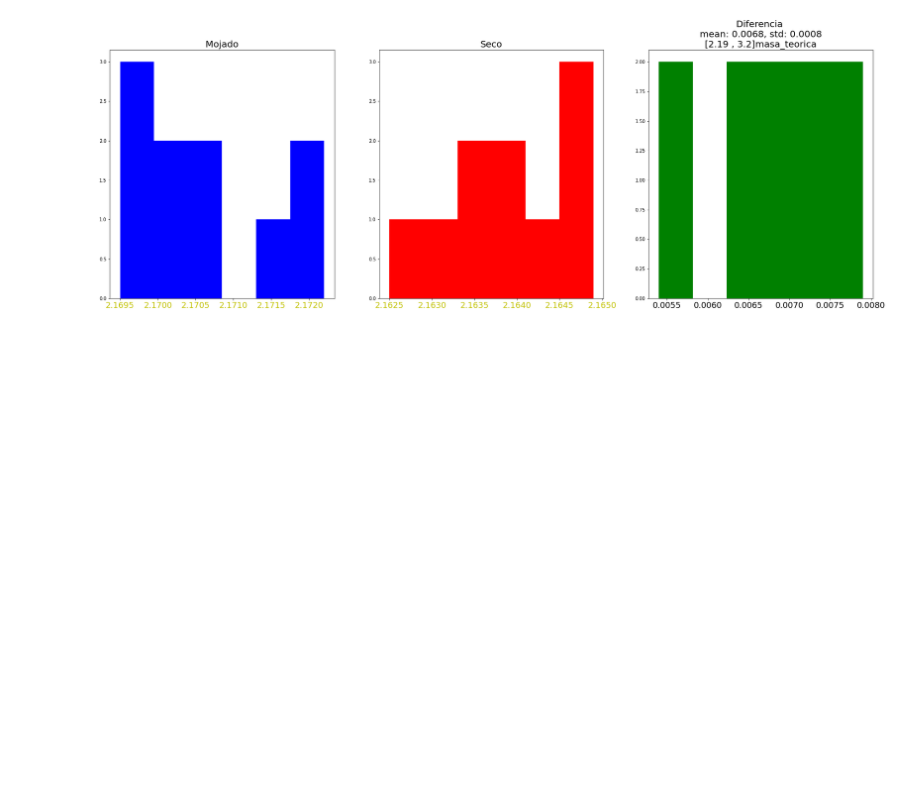
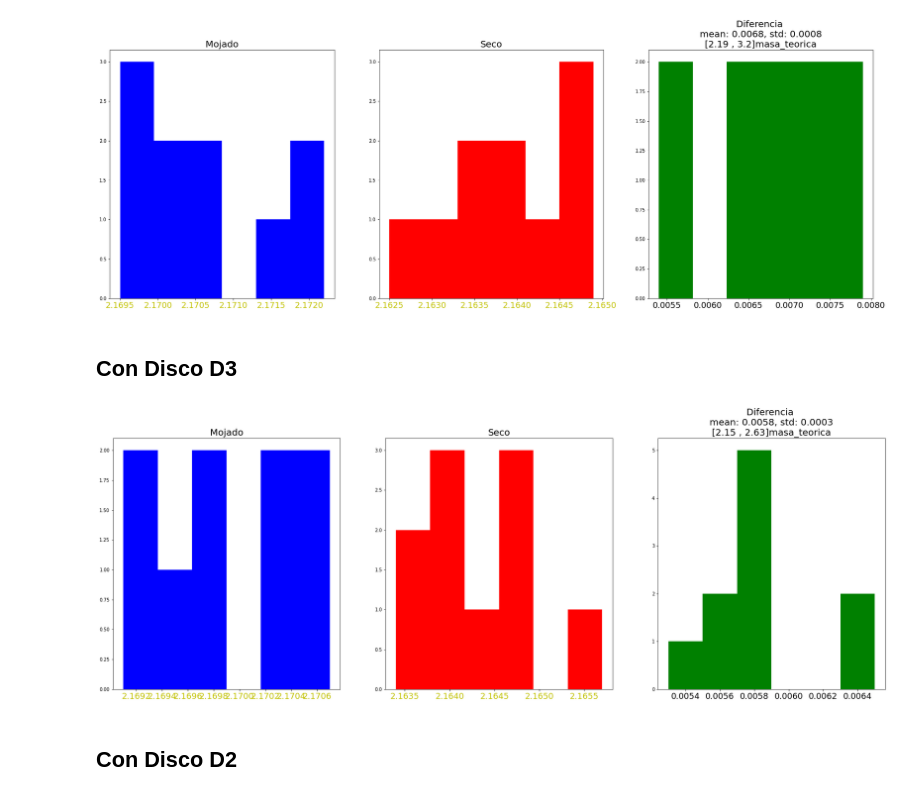
Before and after one commit to And2300/Trash, a Jupyter notebook: Experimento2_Datos.ipynb, the cells around one changed output. Drawn from its saved outputs; the diff is of its cells as text; code cells hidden in the pictures; blank space fills up the shorter version.

```diff
--- a/Experimento2_Datos.ipynb
+++ b/Experimento2_Datos.ipynb
@@ -101,3 +126,14 @@ listad42 = [2.1715,2.1699,2.1706,2.1699,2.1708,2.1695,2.1718,2.1700,2.1722,2.170
 plot_hist(listad42,listad41, alpha=2)
 # %% [output]
 [figure]
+# %% [markdown]
+## Con Disco D3
+# %%
+listad31 = [2.1657,2.1649,2.1638,2.1645,2.1638,2.1634,2.1649,2.1648,2.1639,2.1634]
+listad32 = [2.1722,2.1707,2.1691,2.1702,2.1695,2.1691,2.1707,2.1704,2.1697,2.1698]
+# %%
+plot_hist(listad32,listad31, alpha=2)
+# %% [output]
+[figure, added]
+# %% [markdown]
+## Con Disco D2
```
Also changed, not shown: parts of 19 cells of this notebook.
